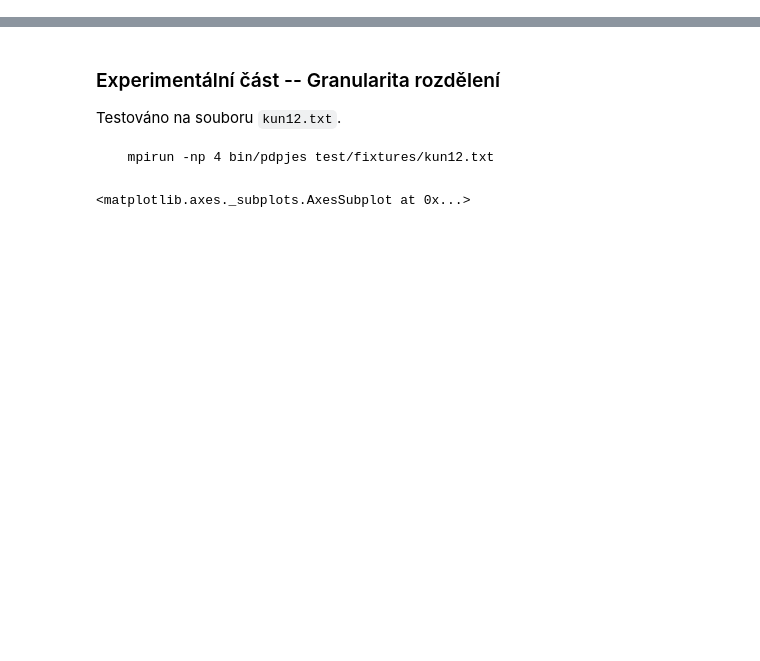
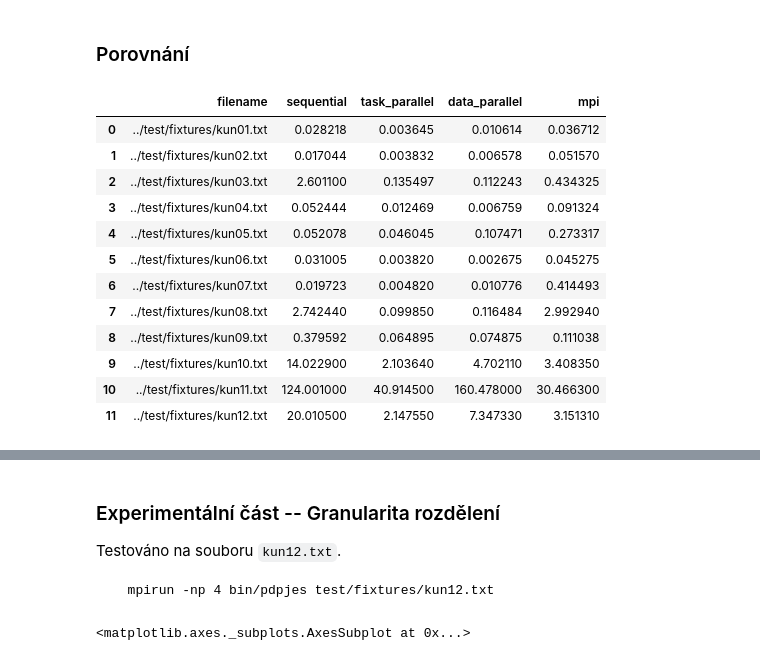
Before and after one commit to marianhlavac/mi-pdp-jes, a Jupyter notebook: docs/stats.ipynb, the cells around one changed output, grey strips where cells are left out. Cells and saved outputs as stored; diff of their text form; code cells hidden in the pictures; blank space fills up the shorter version.

```diff
--- a/docs/stats.ipynb
+++ b/docs/stats.ipynb
@@ -11,0 +31,19 @@ pd.options.display.max_rows = 15
+# %% [markdown]
+### Porovnání
+# %%
+comparison = pd.read_csv('./comparison.csv')
+comparison
+# %% [output]
+|  | filename | sequential | task_parallel | data_parallel | mpi |
+| 0 | ../test/fixtures/kun01.txt | 0.028218 | 0.003645 | 0.010614 | 0.036712 |
+| 1 | ../test/fixtures/kun02.txt | 0.017044 | 0.003832 | 0.006578 | 0.051570 |
+| 2 | ../test/fixtures/kun03.txt | 2.601100 | 0.135497 | 0.112243 | 0.434325 |
+| 3 | ../test/fixtures/kun04.txt | 0.052444 | 0.012469 | 0.006759 | 0.091324 |
+| 4 | ../test/fixtures/kun05.txt | 0.052078 | 0.046045 | 0.107471 | 0.273317 |
+| 5 | ../test/fixtures/kun06.txt | 0.031005 | 0.003820 | 0.002675 | 0.045275 |
+| 6 | ../test/fixtures/kun07.txt | 0.019723 | 0.004820 | 0.010776 | 0.414493 |
+| 7 | ../test/fixtures/kun08.txt | 2.742440 | 0.099850 | 0.116484 | 2.992940 |
+| 8 | ../test/fixtures/kun09.txt | 0.379592 | 0.064895 | 0.074875 | 0.111038 |
+| 9 | ../test/fixtures/kun10.txt | 14.022900 | 2.103640 | 4.702110 | 3.408350 |
+| 10 | ../test/fixtures/kun11.txt | 124.001000 | 40.914500 | 160.478000 | 30.466300 |
+| 11 | ../test/fixtures/kun12.txt | 20.010500 | 2.147550 | 7.347330 | 3.151310 |
```
Also changed, not shown: parts of 5 cells of this notebook, 2 other files.
